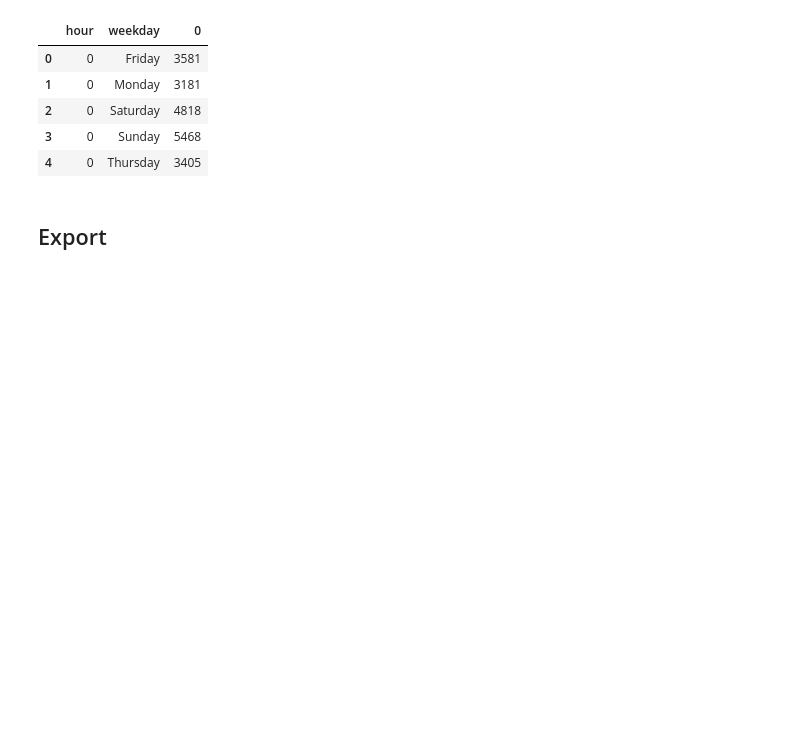
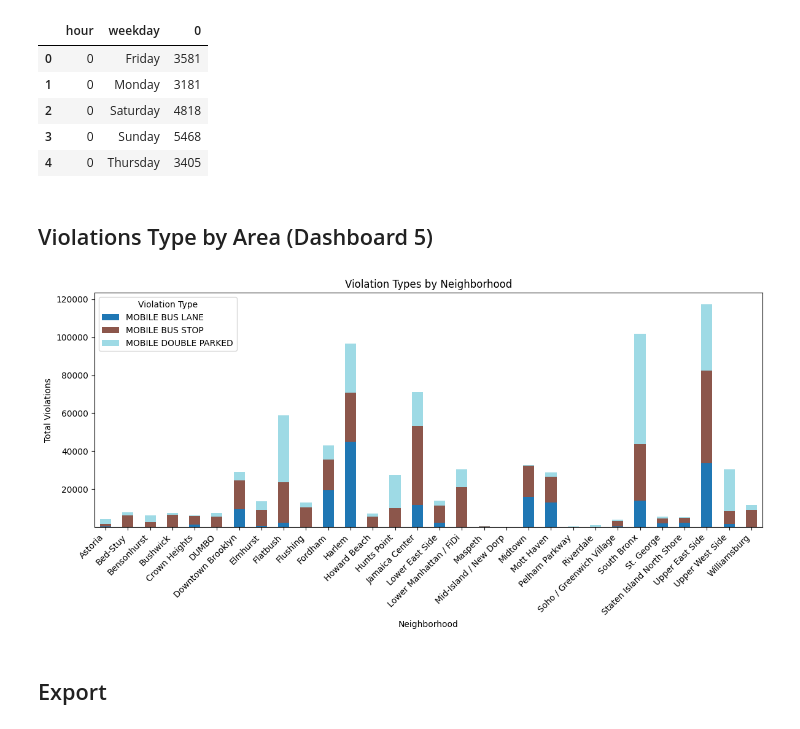
Before and after one commit to wallaweebs/NYC_MTA_Bus_Violation_Analysis, a Jupyter notebook: notebooks/Vis_project.ipynb, the cells around one changed output. Drawn from its saved outputs; the diff is of its cells as text; code cells hidden in the pictures; blank space fills up the shorter version.

```diff
--- a/notebooks/Vis_project.ipynb
+++ b/notebooks/Vis_project.ipynb
@@ -299,6 +306,35 @@ time_patterns.head()
 | 2 | 0 | Saturday | 4818 |
 | 3 | 0 | Sunday | 5468 |
 | 4 | 0 | Thursday | 3405 |
+# %% [markdown]
+## Violations Type by Area (Dashboard 5)
+# %%
+viol_type_by_area = (
+  viol_join.groupby(['area', 'Violation Type']).size().reset_index(name='count')
+)
+# %%
+pivot_df = viol_type_by_area.pivot_table(
+    index='area',
+    columns='Violation Type',
+    values='count',
+    fill_value=0
+)
+# %%
+pivot_df.plot(
+    kind='bar',
+    stacked=True,
+    figsize=(12,6),
+    colormap='tab20'
+)
+
+plt.title("Violation Types by Neighborhood")
+plt.ylabel("Total Violations")
+plt.xlabel("Neighborhood")
+plt.xticks(rotation=45, ha='right')
+plt.tight_layout()
+plt.show()
+# %% [output]
+[figure, added]
 # %% [markdown]
 ## Export
 # %%
```
Also changed, not shown: parts of 4 cells of this notebook, 1 other file.
